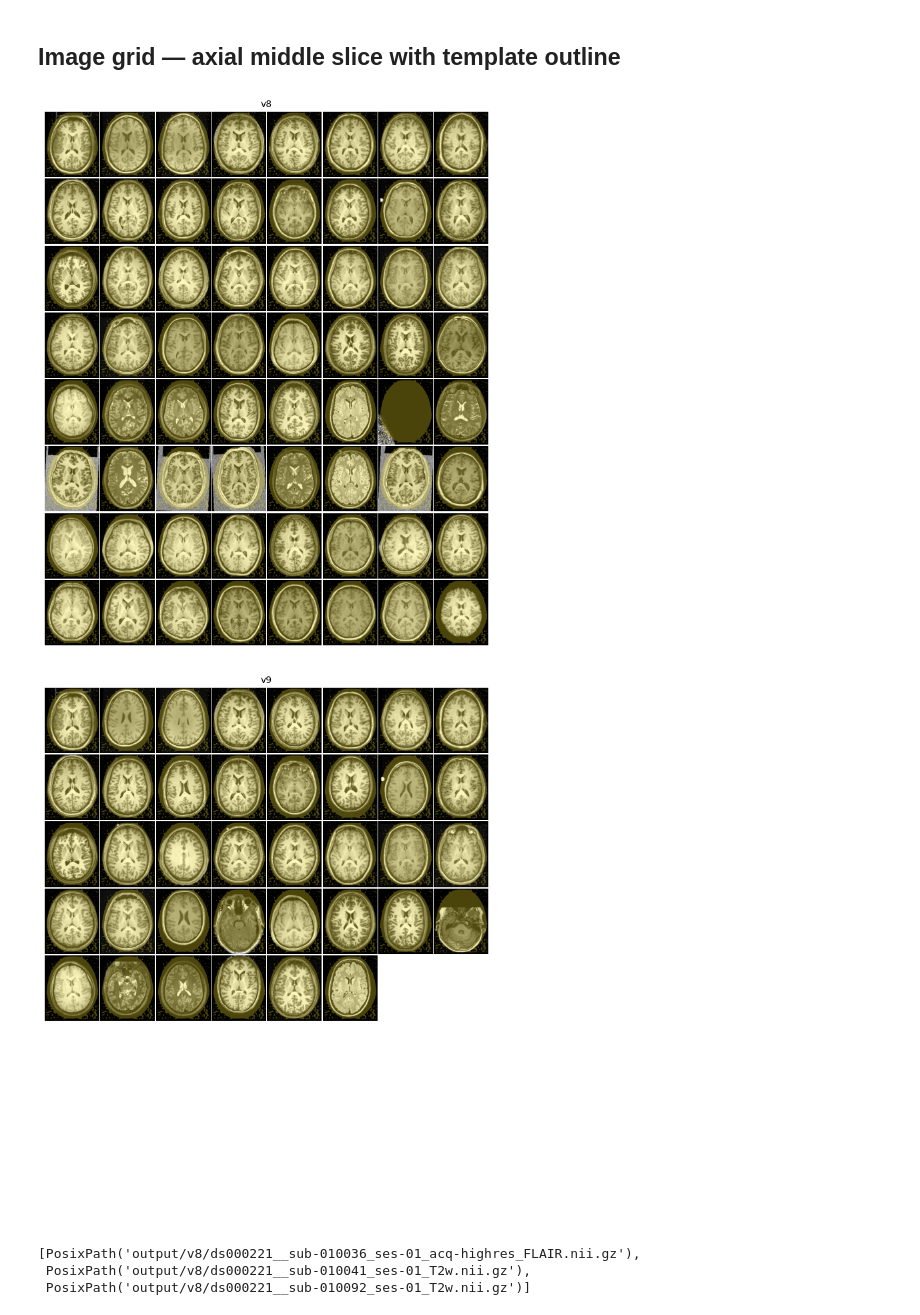
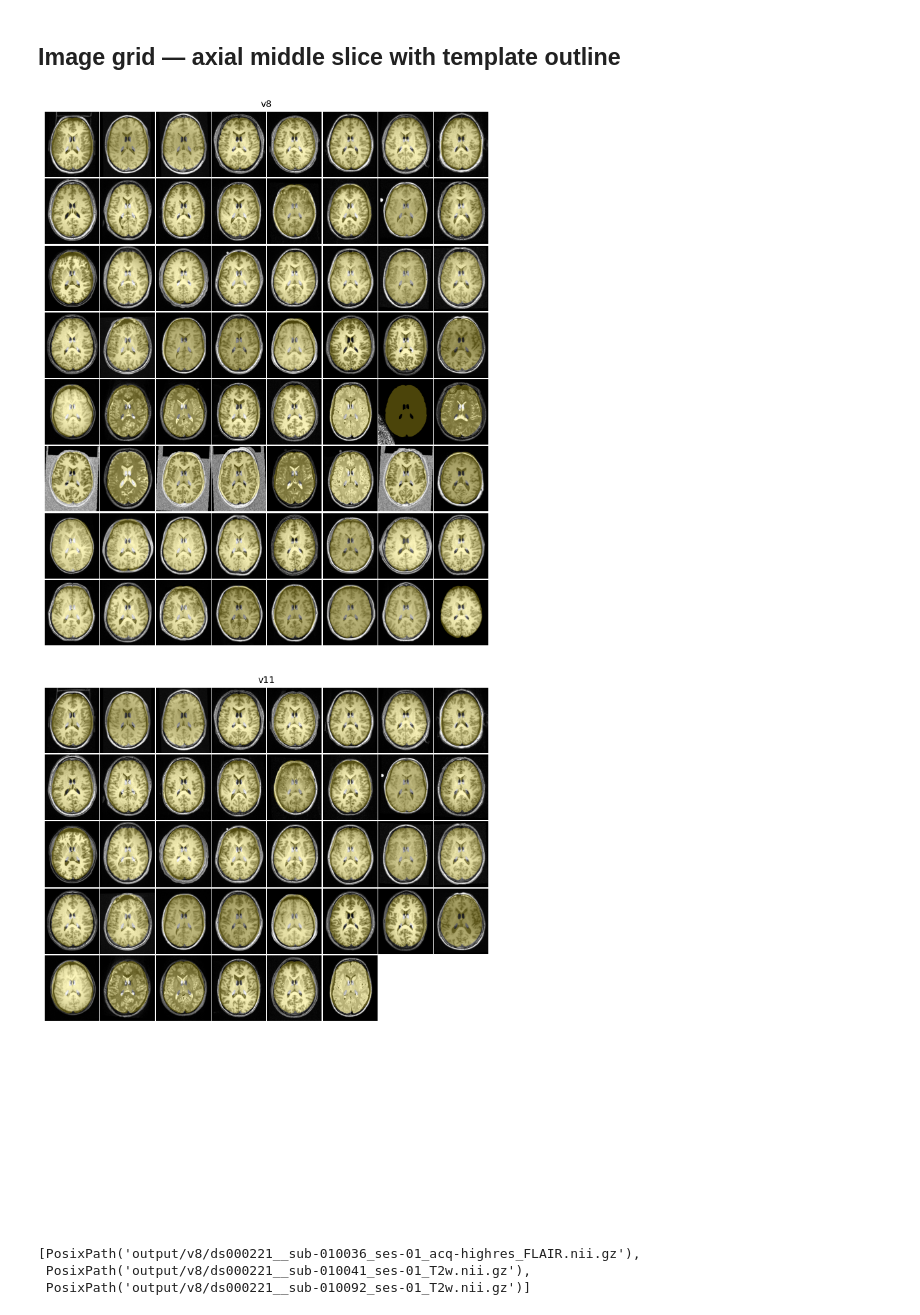
Before and after one commit to clane9/smri-fm, a Jupyter notebook: experiments/registration_testing/analysis.ipynb, the cells around one changed output. Drawn from its saved outputs; the diff is of its cells as text; code cells hidden in the pictures.

```diff
--- a/experiments/registration_testing/analysis.ipynb
+++ b/experiments/registration_testing/analysis.ipynb
@@ -69,7 +69,7 @@ bad_images = df.loc[df["version"] == "v1"].sort_values("final_metric")["input"].
 ## Histograms
 # %%
 # versions = sorted(df["version"].unique())
-versions = ["v1", "v2", "v5", "v8", "v9"]
+versions = ["v1", "v8", "v11"]
 
 metrics = [
     ("run_time", "time (s)"),
@@ -93,15 +93,15 @@ fig.tight_layout()
 # %% [markdown]
 ## Image grid — axial middle slice with template outline
 # %%
+template_mask_path = tflow.get(
+    "MNI152NLin6Asym", desc="brain", resolution=1, suffix="mask", extension="nii.gz"
+)
+template_mask = sitk.GetArrayFromImage(sitk.ReadImage(str(template_mask_path)))  # (Z, Y, X)
 # template_mask_path = tflow.get(
-#     "MNI152NLin6Asym", desc="brain", resolution=1, suffix="mask", extension="nii.gz"
+#     "MNI152NLin6Asym", desc=None, resolution=1, suffix="T1w", extension="nii.gz"
 # )
 # template_mask = sitk.GetArrayFromImage(sitk.ReadImage(str(template_mask_path)))  # (Z, Y, X)
-template_mask_path = tflow.get(
-    "MNI152NLin6Asym", desc=None, resolution=1, suffix="T1w", extension="nii.gz"
-)
-template_mask = sitk.GetArrayFromImage(sitk.ReadImage(str(template_mask_path)))  # (Z, Y, X)
-template_mask = template_mask > 500
+# template_mask = template_mask > 500
 mid_z = template_mask.shape[0] // 2
 template_mask_slice = template_mask[mid_z]
 # %%
@@ -109,36 +109,36 @@ def image_grid(version, nrow: int = 8, ncol: int = 8):
     img_paths = sorted((OUTPUT_DIR / version).glob("*.nii*"))
     img_paths = img_paths[: nrow * ncol]
     H, W = template_mask_slice.shape
     ploth = 1.0
     plotw = (W / H) * ploth
     padh = 0.2
 
     fig, axes = plt.subplots(nrow, ncol, figsize=(ncol * plotw, nrow * ploth + padh))
     axes = axes.ravel()
 
     for ii, ax in enumerate(axes):
         if ii >= len(img_paths):
             ax.axis("off")
             continue
         path = img_paths[ii]
         arr = sitk.GetArrayFromImage(sitk.ReadImage(str(path)))
         sl = arr[mid_z]
         vmax = np.percentile(sl, 99)
         ax.imshow(sl, cmap="gray", vmin=0, vmax=vmax, origin="lower")
         ax.imshow(
             np.where(template_mask_slice > 0, 1.0, np.nan), vmin=0.0, alpha=0.3, origin="lower"
         )
         ax.axis("off")
 
     fig.suptitle(version, y=1.001, fontsize=10)
     fig.tight_layout(pad=0.1)
 
 
-for version in ["v8", "v9"]:
+for version in ["v8", "v11"]:
     image_grid(version)
 # %% [output]
-[figure, old version]
+[figure, new version]
-[figure, old version]
+[figure, new version]
 # %%
 img_paths = sorted((OUTPUT_DIR / "v8").glob("*.nii*"))
 img_paths[37:40]
```
Also changed, not shown: parts of 2 cells of this notebook, 2 other files.
